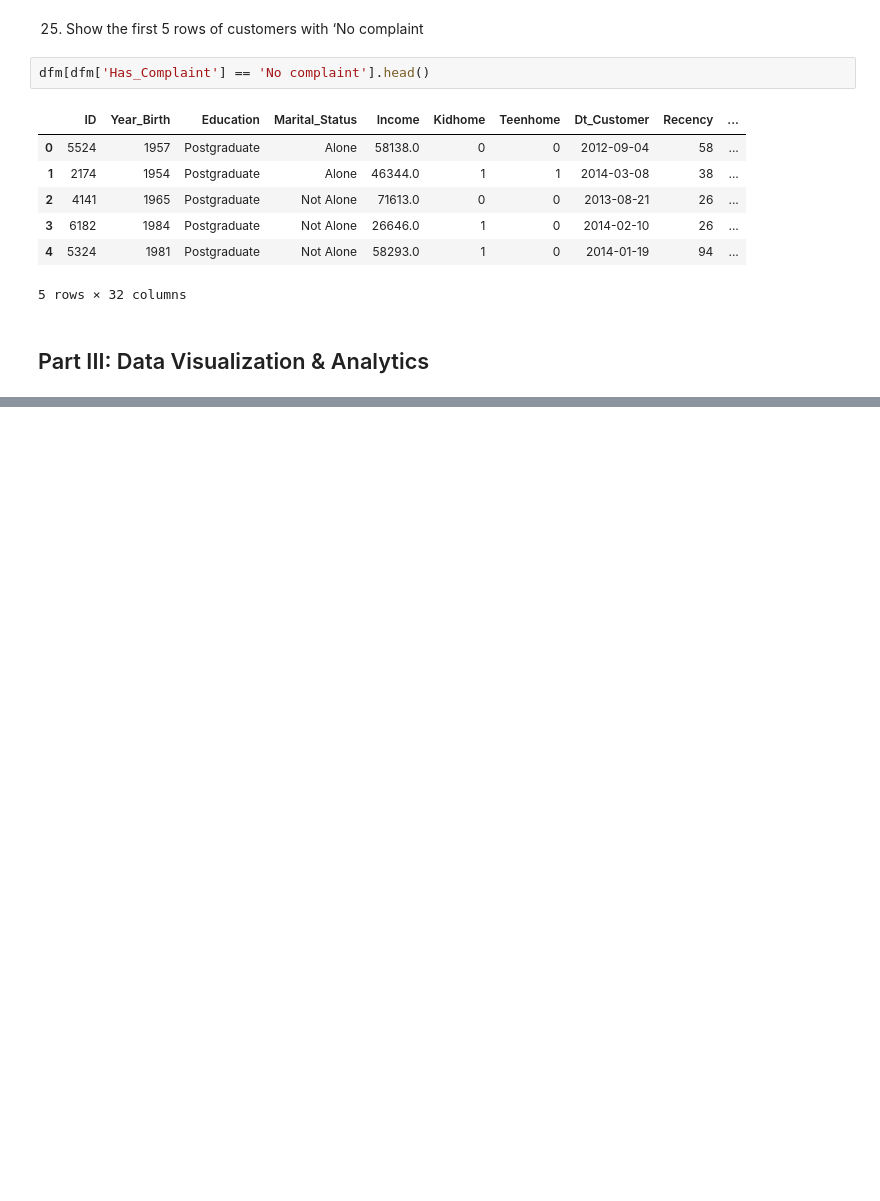
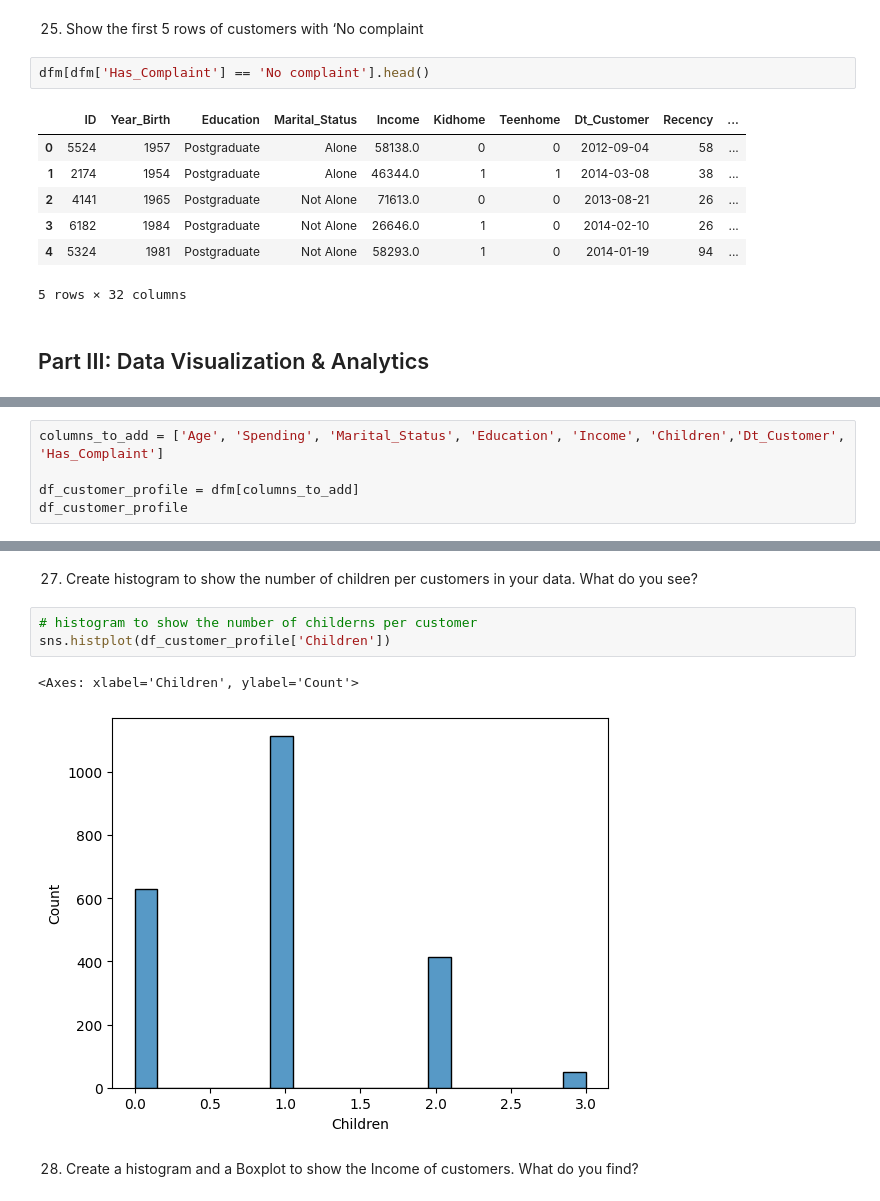
Before and after one commit to sudhanshrestha/final_project_big_data_prog, a Jupyter notebook: FinalProject.ipynb, the cells around one changed output, grey strips where cells are left out. Cells and saved outputs as stored; diff of their text form; blank space fills up the shorter version.

Commit message:
basic plots created

```diff
--- a/FinalProject.ipynb
+++ b/FinalProject.ipynb
@@ -495,0 +510,5 @@ dfm[dfm['Has_Complaint'] == 'No complaint'].head()
+# %%
+columns_to_add = ['Age', 'Spending', 'Marital_Status', 'Education', 'Income', 'Children','Dt_Customer', 'Has_Complaint']
+
+df_customer_profile = dfm[columns_to_add]
+df_customer_profile
@@ -495,0 +529,10 @@ dfm[dfm['Has_Complaint'] == 'No complaint'].head()
+# %% [markdown]
+27. Create histogram to show the number of children per customers in your data. What do you see?
+# %%
+# histogram to show the number of childerns per customer
+sns.histplot(df_customer_profile['Children'])
+# %% [output]
+<Axes: xlabel='Children', ylabel='Count'>
+[figure, added]
+# %% [markdown]
+28. Create a histogram and a Boxplot to show the Income of customers. What do you find?
```
Also changed, not shown: parts of 11 cells of this notebook.
